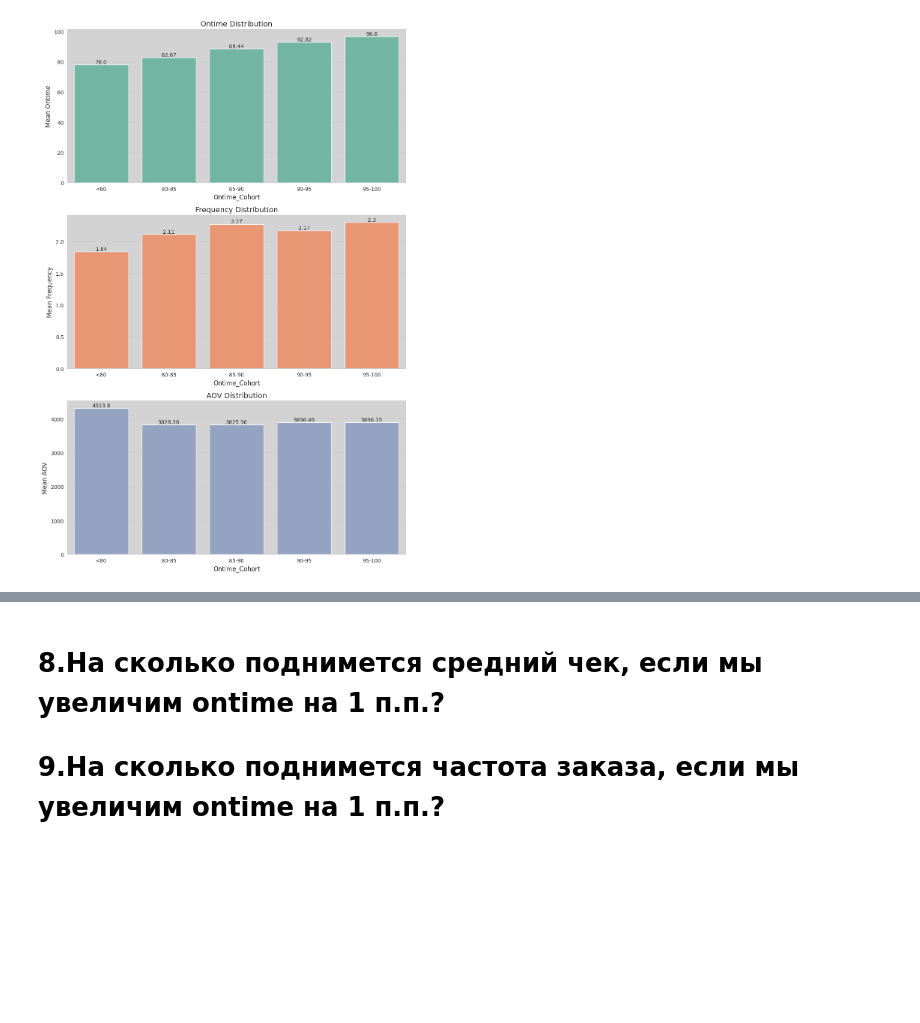
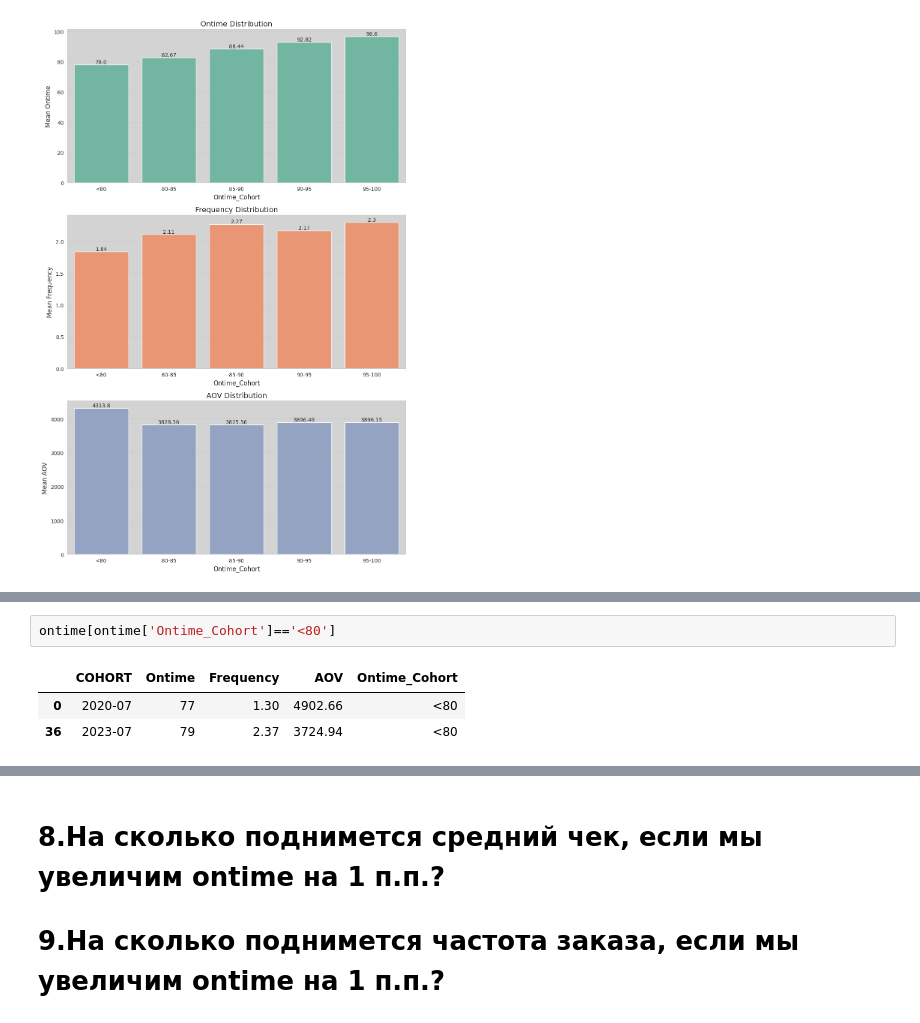
Before and after one commit to Fordreign/My_works, a Jupyter notebook: TASK_394.ipynb, the cells around one changed output, grey strips where cells are left out. Saved outputs shown, nothing was run; the diff lists cells and outputs as text; blank space fills up the shorter version.

```diff
--- a/TASK_394.ipynb
+++ b/TASK_394.ipynb
@@ -162,0 +187,6 @@ plt.show()
+# %%
+ontime[ontime['Ontime_Cohort']=='<80']
+# %% [output]
+|  | COHORT | Ontime | Frequency | AOV | Ontime_Cohort |
+| 0 | 2020-07 | 77 | 1.30 | 4902.66 | <80 |
+| 36 | 2023-07 | 79 | 2.37 | 3724.94 | <80 |
```
Also changed, not shown: parts of 9 cells of this notebook.
